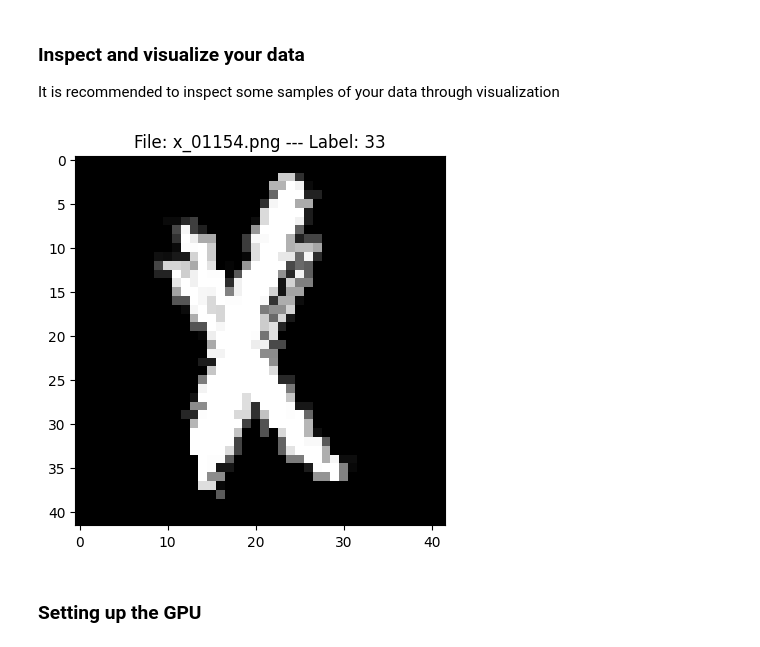
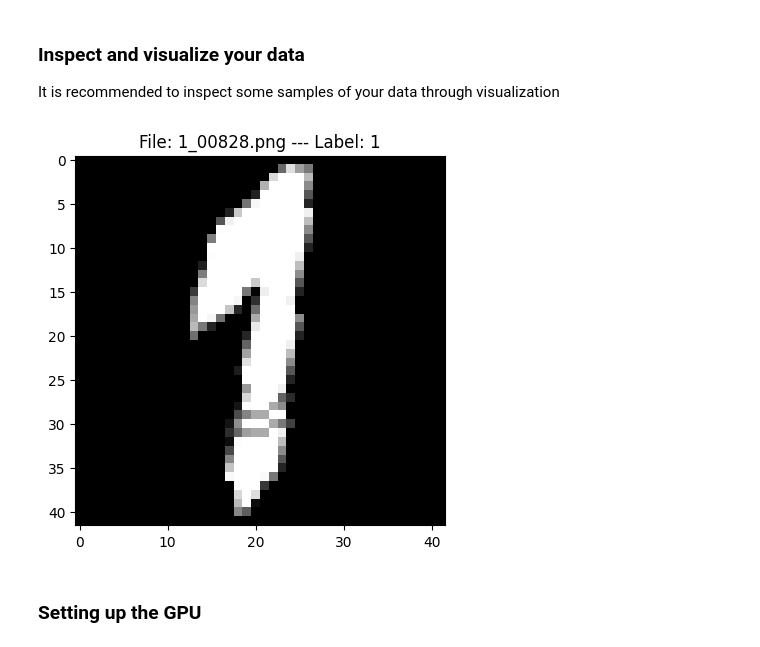
Before and after one commit to ItsMeNengYi/CS4243-mini-project, a Jupyter notebook: ze-hao_char_identification_model_training.ipynb, the cells around one changed output. Saved outputs shown, nothing was run; the diff lists cells and outputs as text; code cells hidden in the pictures.

```diff
--- a/ze-hao_char_identification_model_training.ipynb
+++ b/ze-hao_char_identification_model_training.ipynb
@@ -111,6 +111,7 @@ class CharDataset(torch.utils.data.Dataset):
                 transforms.ToPILImage(),
                 transforms.RandomAffine(
                     degrees=20,           # random rotation
+                    shear=10,             # random shear
                     scale=(0.8, 1.2),     # random scale
                     fill=(0,)             # fill background with black
                 ),
@@ -169,13 +170,13 @@ val_dataloader = DataLoader(val_dataset, batch_size=256, shuffle=False, num_work
 
 It is recommended to inspect some samples of your data through visualization
 # %%
-img_id, X_transformed, y = train_dataset[0]
+img_id, X_transformed, y = train_dataset[2]
 
 plt.imshow(X_transformed[0], cmap='gray')
 plt.title(f'File: {img_id} --- Label: {y}')
 plt.show()
 # %% [output]
-[figure, old version]
+[figure, new version]
 # %% [markdown]
 
 ### Setting up the GPU
```
Also changed, not shown: parts of 5 cells of this notebook, 2 other files.
